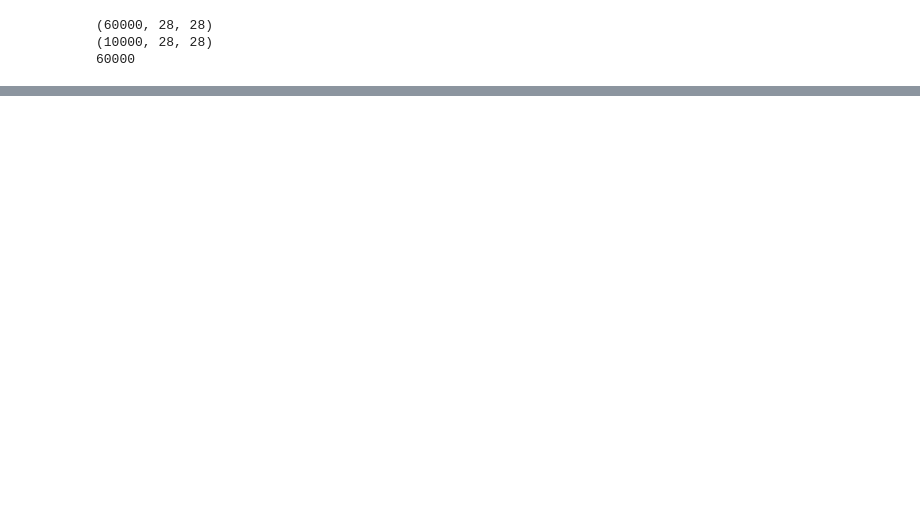
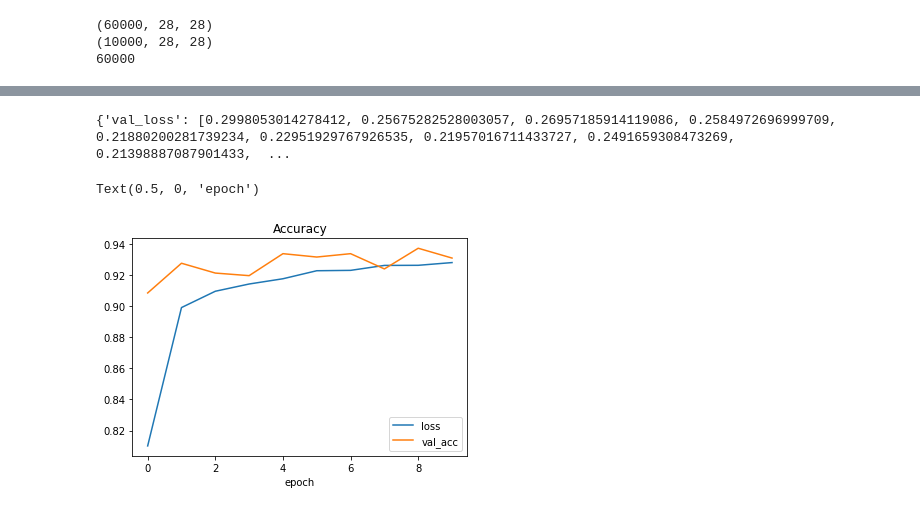
Before and after one commit to mrboran/mnist_digit_classifier, a Jupyter notebook: src/mnist_dl.ipynb, the cells around one changed output, grey strips where cells are left out. Saved outputs shown, nothing was run; the diff lists cells and outputs as text; code cells hidden in the pictures; blank space fills up the shorter version.

```diff
--- a/src/mnist_dl.ipynb
+++ b/src/mnist_dl.ipynb
@@ -41,0 +132,12 @@ AttributeError: 'AxesSubplot' object has no property 'nrows'
+# %%
+print(history.history)
+
+plt.plot(history.history['accuracy'])
+plt.plot(history.history['val_accuracy'])
+plt.legend(['loss', 'val_acc'])
+plt.title('Accuracy')
+plt.xlabel('epoch')
+# %% [output]
+{'val_loss': [0.2998053014278412, 0.25675282528003057, 0.26957185914119086, 0.2584972696999709, 0.21880200281739234, 0.22951929767926535, 0.21957016711433727, 0.2491659308473269, 0.21398887087901433,  ...
+Text(0.5, 0, 'epoch')
+[figure, added]
```
Also changed, not shown: parts of 15 cells of this notebook, 13 other files.
